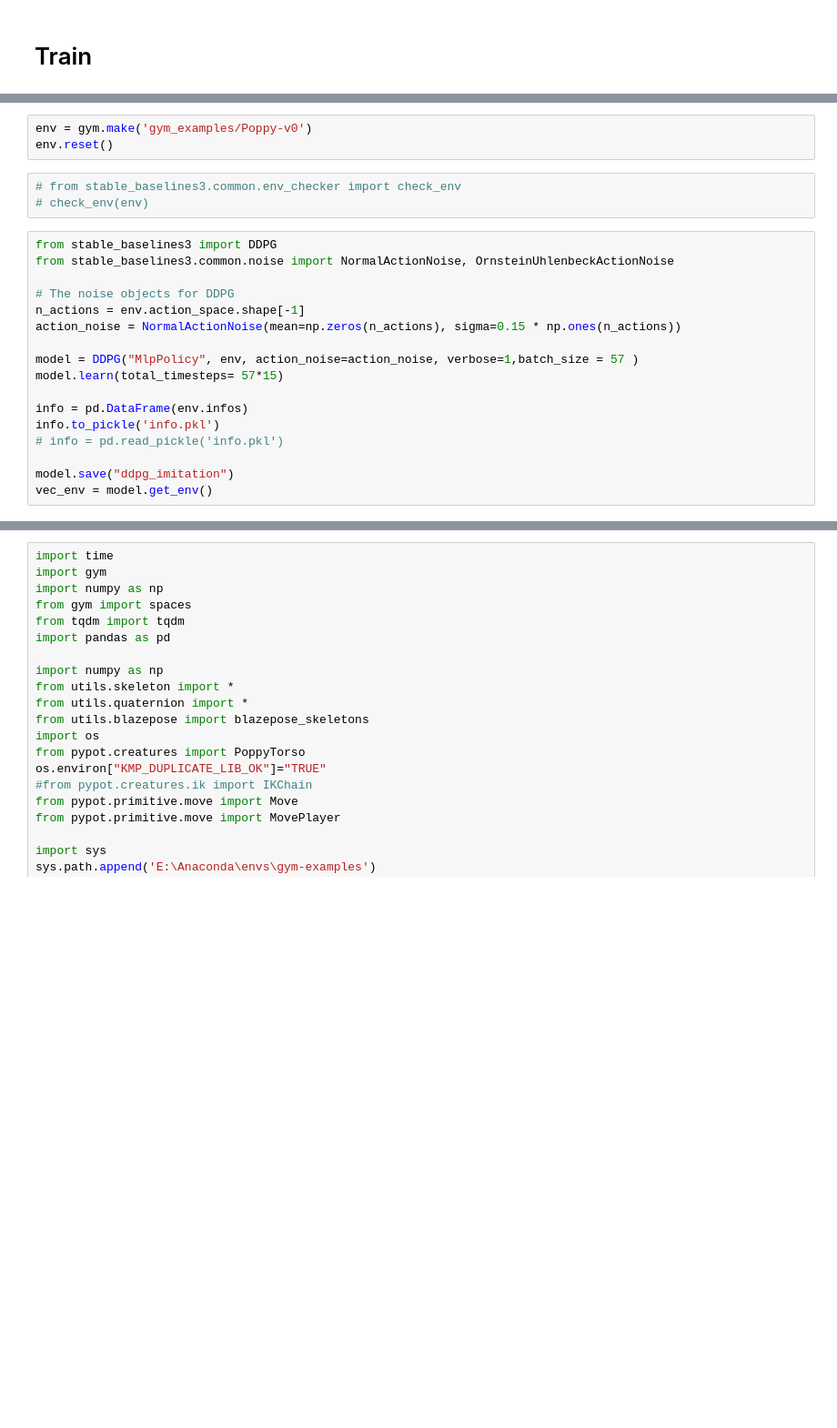
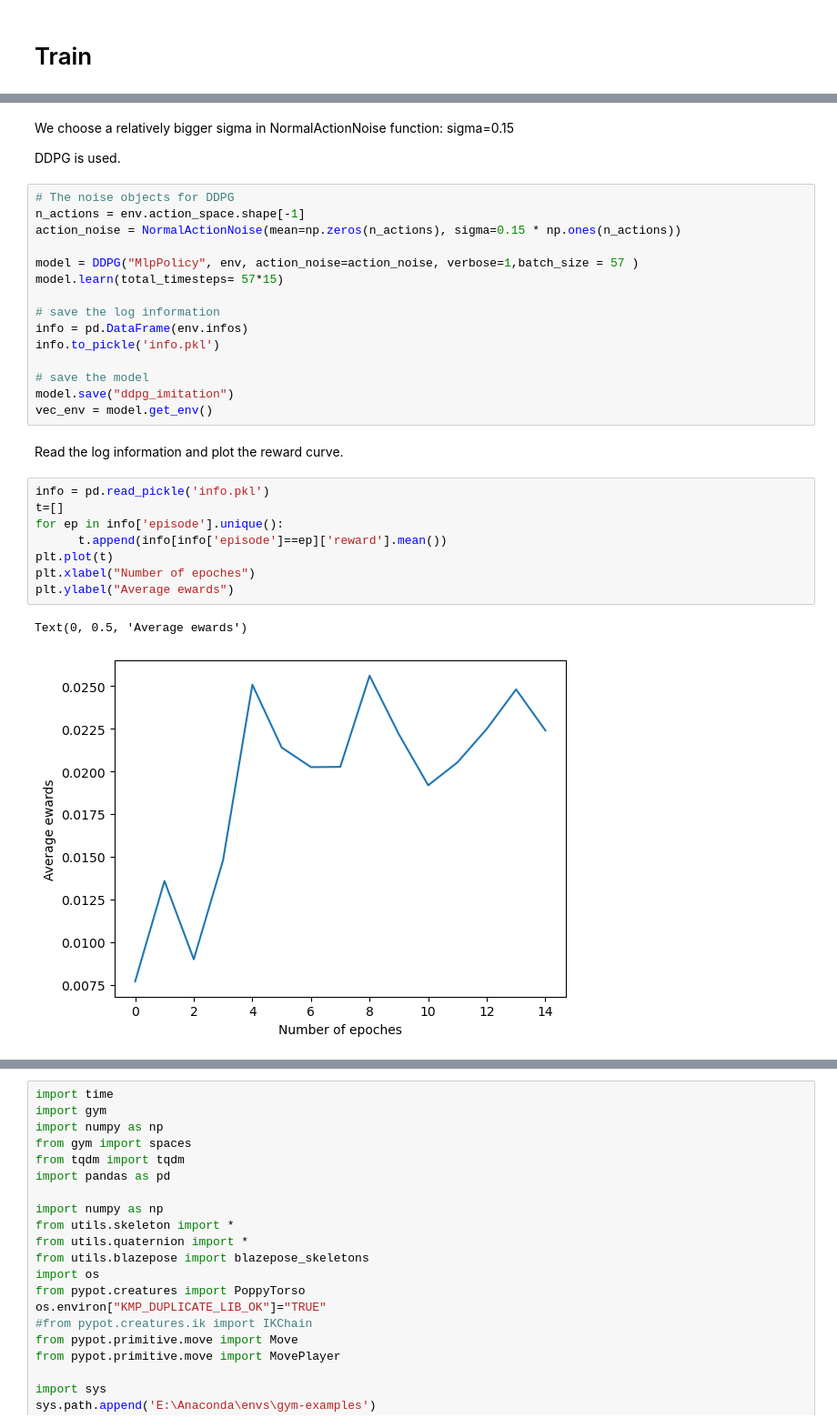
Before and after one commit to PoppyRL/poppy-torso-track, a Jupyter notebook: imitation_ddpg.ipynb, the cells around one changed output, grey strips where cells are left out. Shown at 91% size. Drawn from its saved outputs; the diff is of its cells as text; blank space fills up the shorter version.

```diff
--- a/imitation_ddpg.ipynb
+++ b/imitation_ddpg.ipynb
@@ -36,13 +73,9 @@ else:
-# %%
-env = gym.make('gym_examples/Poppy-v0')
-env.reset()
-# %%
-# from stable_baselines3.common.env_checker import check_env
-# check_env(env)
+# %% [markdown]
+We choose a relatively bigger sigma in NormalActionNoise function: sigma=0.15
+
+
+DDPG is used.
 # %%
-from stable_baselines3 import DDPG
-from stable_baselines3.common.noise import NormalActionNoise, OrnsteinUhlenbeckActionNoise
-
 # The noise objects for DDPG
 n_actions = env.action_space.shape[-1]
 action_noise = NormalActionNoise(mean=np.zeros(n_actions), sigma=0.15 * np.ones(n_actions))
@@ -50,11 +83,25 @@ action_noise = NormalActionNoise(mean=np.zeros(n_actions), sigma=0.15 * np.ones(
 model = DDPG("MlpPolicy", env, action_noise=action_noise, verbose=1,batch_size = 57 )
 model.learn(total_timesteps= 57*15)
 
+# save the log information
 info = pd.DataFrame(env.infos)
 info.to_pickle('info.pkl')
-# info = pd.read_pickle('info.pkl')
 
+# save the model
 model.save("ddpg_imitation")
 vec_env = model.get_env()
+# %% [markdown]
+Read the log information and plot the reward curve.
+# %%
+info = pd.read_pickle('info.pkl')
+t=[]
+for ep in info['episode'].unique():
+      t.append(info[info['episode']==ep]['reward'].mean())
+plt.plot(t)
+plt.xlabel("Number of epoches")
+plt.ylabel("Average ewards")
+# %% [output]
+Text(0, 0.5, 'Average ewards')
+[figure, new version]
 # %% [markdown]
 # Test
```
Also changed, not shown: parts of 29 cells of this notebook.
